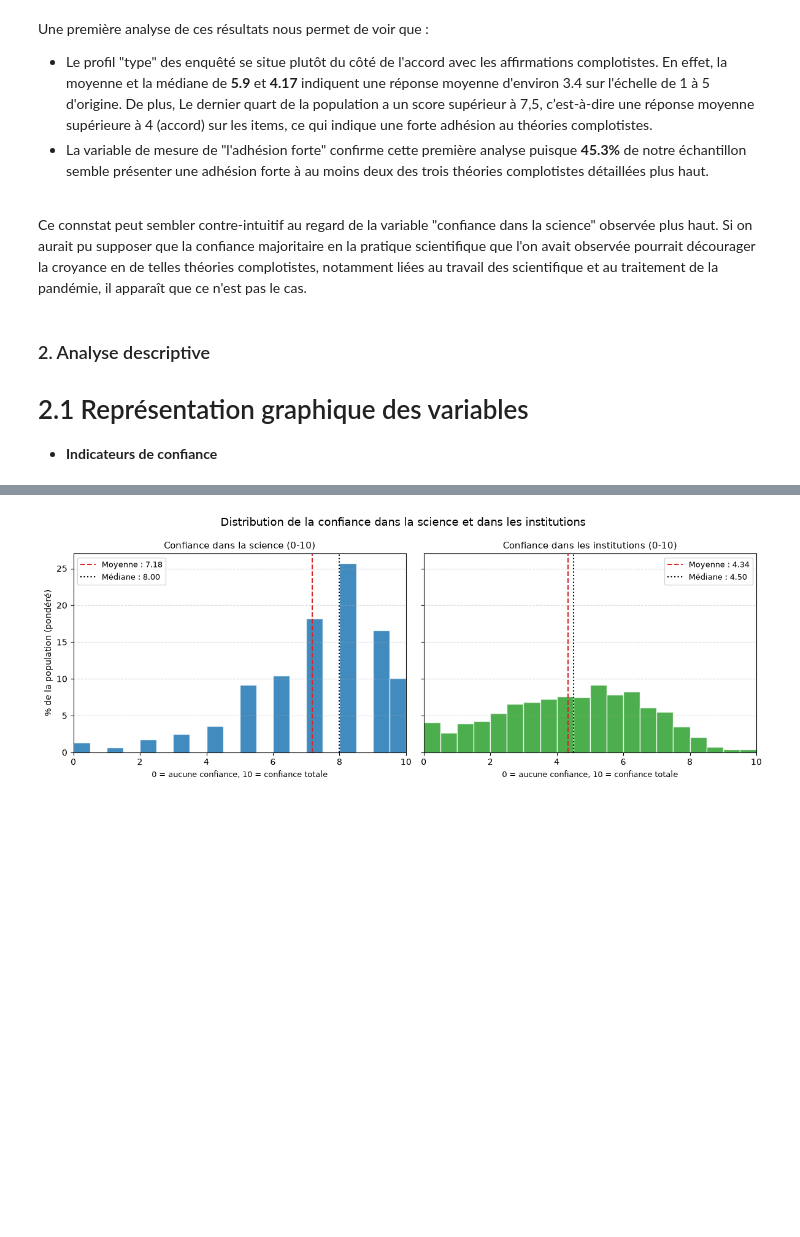
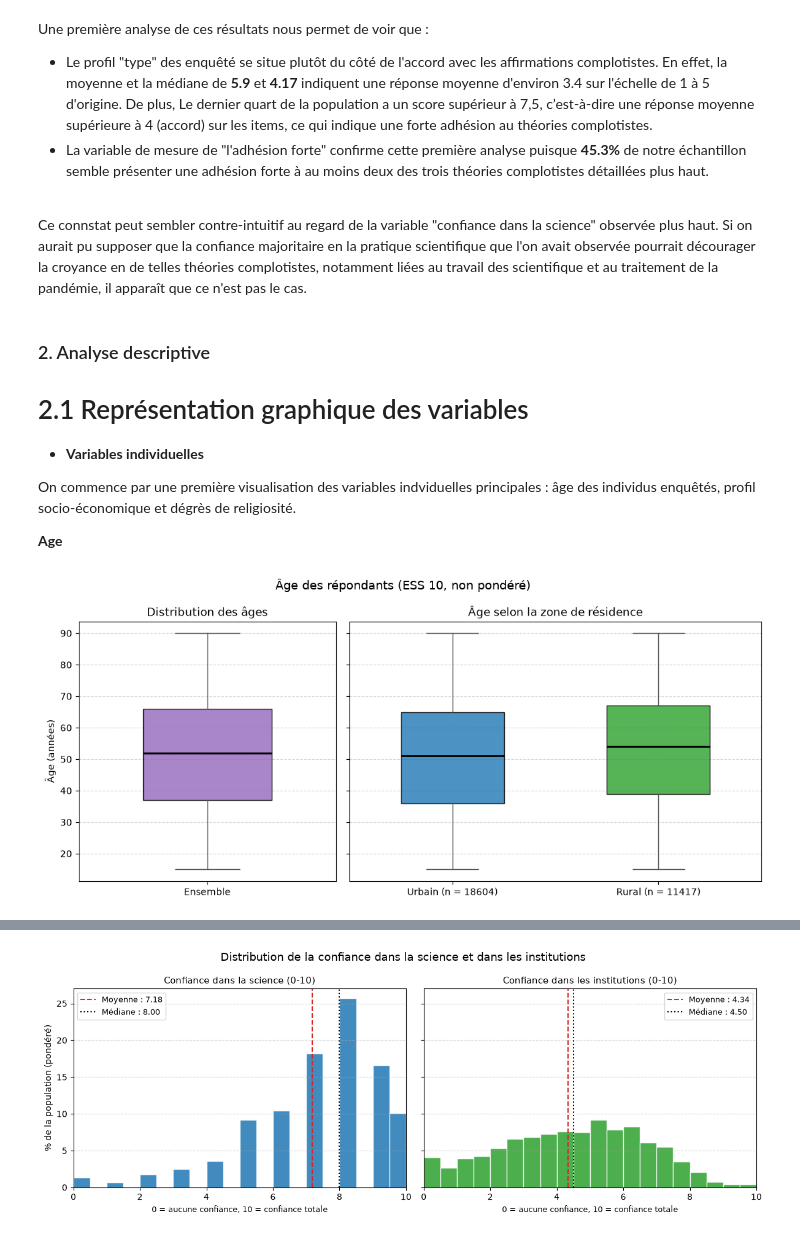
Before and after one commit to leila333/pythonds_2026, a Jupyter notebook: rapport_final.ipynb, the cells around one changed output, grey strips where cells are left out. Cells and saved outputs as stored; diff of their text form; code cells hidden in the pictures; blank space fills up the shorter version.

```diff
--- a/rapport_final.ipynb
+++ b/rapport_final.ipynb
@@ -501,4 +501,45 @@ Ce connstat peut sembler contre-intuitif au regard de la variable "confiance dan
 ### 2. Analyse descriptive
 # 2.1 Représentation graphique des variables
 
-* **Indicateurs de confiance**
+* **Variables individuelles**
+
+On commence par une première visualisation des variables indviduelles principales : âge des individus enquêtés, profil socio-économique et dégrès de religiosité.
+
+**Age**
+# %%
+############# Boxplots : âge #############
+d = df_clean.dropna(subset=["age", "milieu_residence"])   # milieu manquant exclu (sinon compté comme urbain)
+
+style = dict(patch_artist=True, widths=0.5,
+             medianprops=dict(color="black", linewidth=2),
+             whiskerprops=dict(color="#555555"), capprops=dict(color="#555555"))
+
+fig, axes = plt.subplots(1, 2, figsize=(11, 5), sharey=True, gridspec_kw={"width_ratios": [1, 1.6]})
+
+# 1) Distribution des âges
+ax = axes[0]
+bp = ax.boxplot(df_clean["age"].dropna(), **style)
+bp["boxes"][0].set(facecolor="#9467bd", alpha=0.8)
+ax.set_xticks([1])
+ax.set_xticklabels(["Ensemble"])
+ax.set_title("Distribution des âges")
+ax.set_ylabel("Âge (années)")
+ax.grid(axis="y", linestyle="--", alpha=0.5)
+
+# 2) Âge selon la zone de résidence
+ax = axes[1]
+groupes = [d.loc[d["zone_rurale"] == k, "age"] for k in (0, 1)]
+bp = ax.boxplot(groupes, **style)
+for boite, couleur in zip(bp["boxes"], ["#1f77b4", "#2ca02c"]):
+    boite.set(facecolor=couleur, alpha=0.8)
+ax.set_xticks([1, 2])
+ax.set_xticklabels([f"Urbain (n = {len(groupes[0])})", f"Rural (n = {len(groupes[1])})"])
+ax.set_title("Âge selon la zone de résidence")
+ax.grid(axis="y", linestyle="--", alpha=0.5)
+
+fig.suptitle("Âge des répondants (ESS 10, non pondéré)", fontsize=13)
+plt.tight_layout()
+#fig.savefig(f"{DOSSIER_FIG}/boxplots_age.png", dpi=150)
+plt.show()
+# %% [output]
+[figure, added]
```
Also changed, not shown: parts of 45 cells of this notebook.
